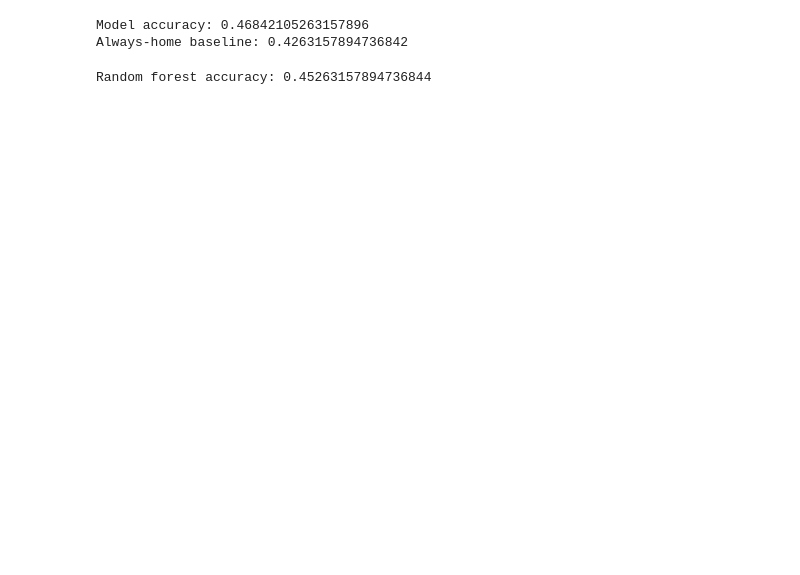
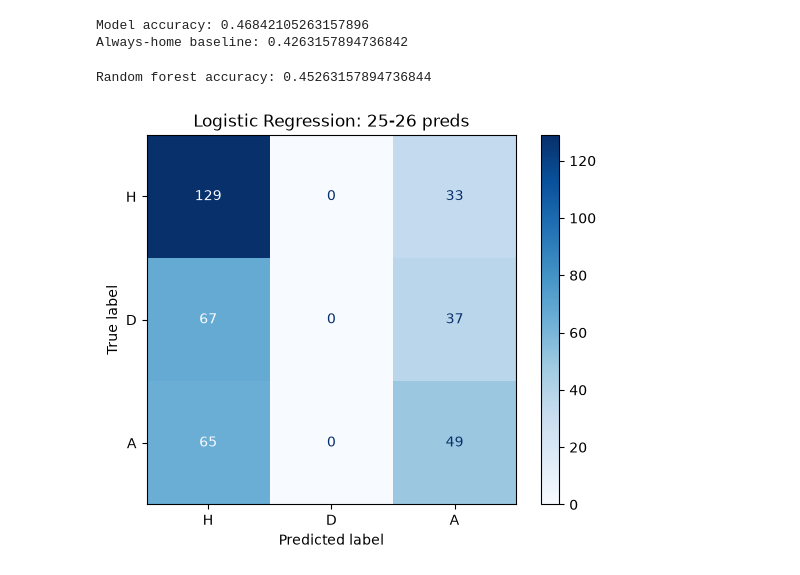
Before and after one commit to VikrantRaj02/match_predictor, a Jupyter notebook: model.ipynb, the cells around one changed output. Drawn from its saved outputs; the diff is of its cells as text; code cells hidden in the pictures; blank space fills up the shorter version.

Commit message:
Confusion matrix: model never predicts draws

```diff
--- a/model.ipynb
+++ b/model.ipynb
@@ -105,3 +105,14 @@ rf.fit(X_train, y_train)
 print("Random forest accuracy:", accuracy_score(y_test, rf.predict(X_test)))
 # %% [output]
 Random forest accuracy: 0.45263157894736844
+# %%
+from sklearn.metrics import confusion_matrix, ConfusionMatrixDisplay
+import matplotlib.pyplot as plt
+
+labels = ["H", "D", "A"]
+cm = confusion_matrix(y_test, pred, labels=labels)
+ConfusionMatrixDisplay(cm, display_labels=labels).plot(cmap="Blues")
+plt.title("Logistic Regression: 25-26 preds")
+plt.show()
+# %% [output]
+[figure, added]
```
Also changed, not shown: 1 other file.
